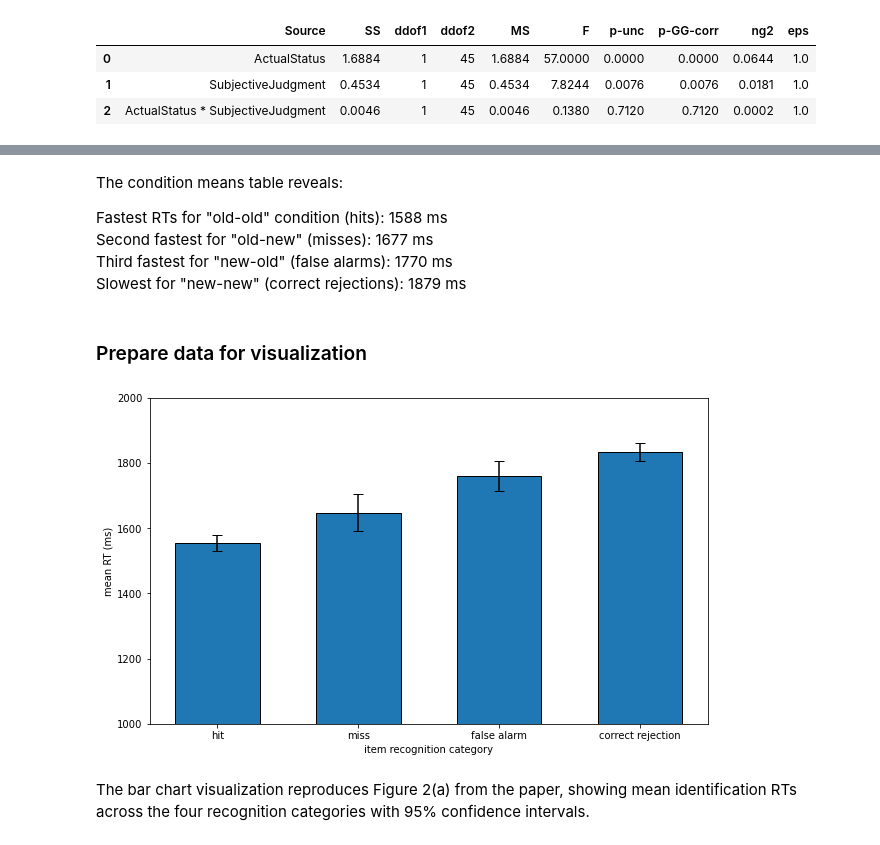
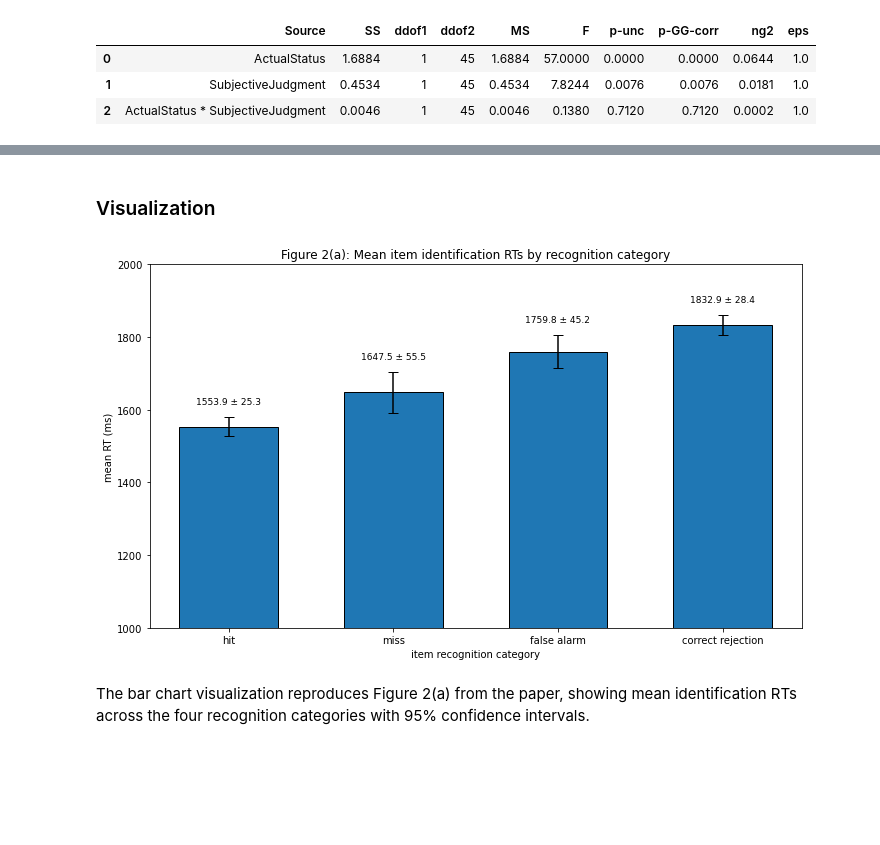
Before and after one commit to LinzanLiu/datascipsych_finalproject, a Jupyter notebook: jupyter/replication.ipynb, the cells around one changed output, grey strips where cells are left out. Saved outputs shown, nothing was run; the diff lists cells and outputs as text; code cells hidden in the pictures; blank space fills up the shorter version.

```diff
--- a/jupyter/replication.ipynb
+++ b/jupyter/replication.ipynb
@@ -177,9 +143,2 @@ condition_means.round(4)
-# %% [markdown]
-The condition means table reveals:
-
-Fastest RTs for "old-old" condition (hits): 1588 ms <br>
-Second fastest for "old-new" (misses): 1677 ms<br>
-Third fastest for "new-old" (false alarms): 1770 ms<br>
-Slowest for "new-new" (correct rejections): 1879 ms
 # %% [markdown]
-### Prepare data for visualization
+### Visualization
@@ -199,36 +145,26 @@ for status, category in item_recog_map.items():
-# %%
-means = np.array(means)
-errors = np.array(errors)
-x_positions = np.arange(len(means))
-
-plt.figure(figsize=(10, 6))
-
-bars = plt.bar(
-    x_positions,
-    means,
-    edgecolor='black',
-    width=0.6
-)
-
-# Add error bars using numpy arrays
-plt.errorbar(
-    x_positions,
-    means,
-    yerr=errors,
-    fmt='none',
-    color='black',
-    capsize=5
-)
-
-# Set styling
-plt.ylim(1000, 2000)
-plt.xticks(x_positions, labels, rotation=0)
-plt.xlabel('item recognition category')
-plt.ylabel('mean RT (ms)')
-plt.savefig('figure_2a.png', dpi=300, bbox_inches='tight')
-plt.show()
-# %% [output]
-[figure, removed]
+# %%
+item_recog_categories = ['Hit', 'Miss', 'FalseAlarm', 'CorrectRej']
+display_labels = ['hit', 'miss', 'false alarm', 'correct rejection']
+
+# Calculate means and errors
+means = [df[df['ItemRecogStatus'] == cat]['idRespTime_ms'].mean() for cat in item_recog_categories]
+errors = [1.96 * df[df['ItemRecogStatus'] == cat]['idRespTime_ms'].sem() for cat in item_recog_categories]
+
+# Create plot
+fig, ax = bar_plot(
+    means=means,
+    errors=errors,
+    x_labels=display_labels,
+    title='Figure 2(a): Mean item identification RTs by recognition category',
+    xlabel='item recognition category',
+    ylabel='mean RT (ms)',
+    filename='figure_2a.png',
+    show_values=True,
+    show_error=True,
+    y_range=(1000, 2000)
+)
+# %% [output]
+[figure, added]
 # %% [markdown]
 The bar chart visualization reproduces Figure 2(a) from the paper, showing mean identification RTs across the four recognition categories with 95% confidence intervals.
 # %% [markdown]
```
Also changed, not shown: parts of 58 cells of this notebook, 5 other files.
